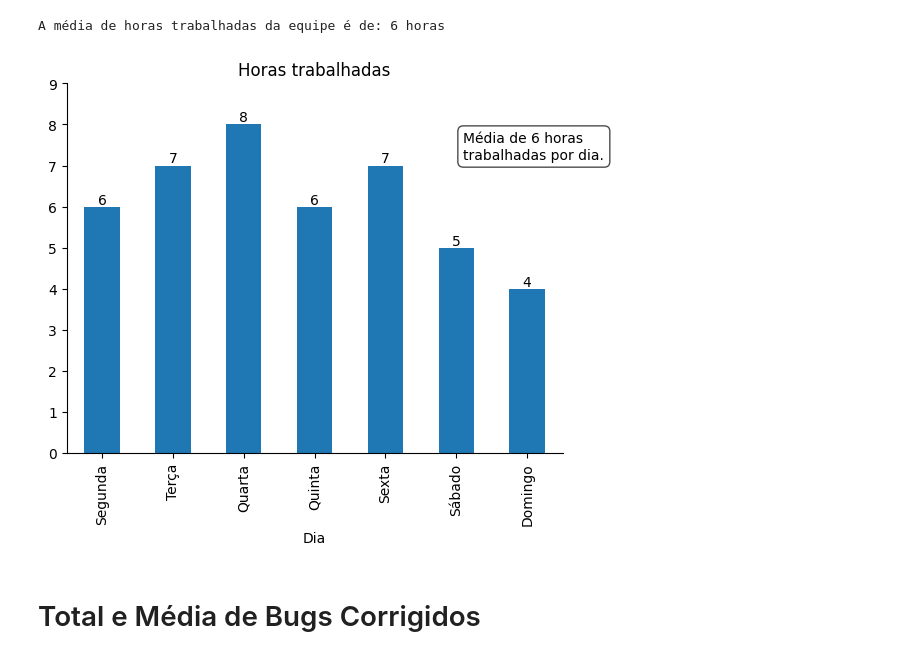
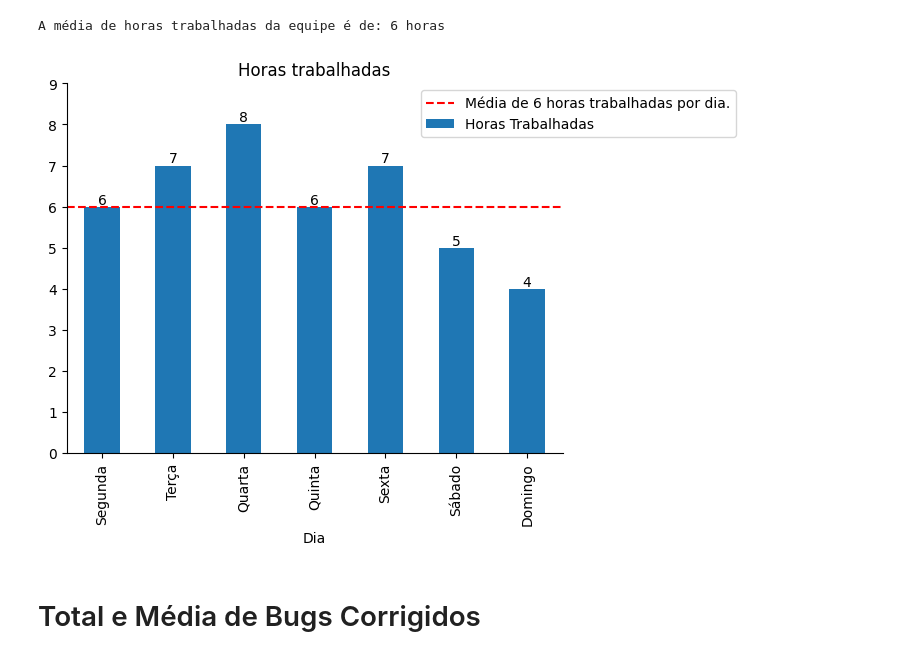
Before and after one commit to Gabrielsoaresdm/ProjetoIndividual3, a Jupyter notebook: RelatoriosdeProgresso.ipynb, the cells around one changed output. Drawn from its saved outputs; the diff is of its cells as text; code cells hidden in the pictures.

```diff
--- a/RelatoriosdeProgresso.ipynb
+++ b/RelatoriosdeProgresso.ipynb
@@ -49,31 +49,33 @@ A média de horas trabalhadas da equipe é de: 6 horas
 # %%
 #import da biblioteca matplotlib
 from matplotlib import pyplot as plt
 
 # Criando o gráfico de barras
 ax = base_relatorio.plot(kind='bar', title='Horas trabalhadas', x='Dia', y='Horas Trabalhadas')
 
 # Definindo os limites do eixo y para exibir apenas valores inteiros
 ax.set_ylim(bottom=0, top=base_relatorio['Horas Trabalhadas'].max() + 1)
 
 # Ocultando as bordas superior e direita do gráfico corretamente
 plt.gca().spines[['top', 'right',]].set_visible(False)
 
 # Removendo a legenda
 ax.legend().set_visible(False)
 
 # Adicionando rótulos de dados no topo das colunas
 for p in ax.patches:
     ax.annotate(str(p.get_height()), (p.get_x() + p.get_width() / 2., p.get_height()), ha='center', va='bottom')
 
+
 # Adicionando o texto informativo diretamente ao objeto de eixo
-info_text = "Média de 6 horas\ntrabalhadas por dia."
-ax.text(0.8, 0.87, info_text, horizontalalignment='left', verticalalignment='top', transform=ax.transAxes, bbox=dict(facecolor='white', alpha=0.7, boxstyle='round,pad=0.4'), fontsize=10)  # Ajuste o valor de pad conforme necessário
+plt.axhline(y=media_horas, color='r', linestyle='--', label=f'Média de {media_horas} horas trabalhadas por dia.')
+
 
 # Exibindo o gráfico
+plt.legend(bbox_to_anchor=(0.7, 1), loc='upper left')
 plt.show()
 # %% [output]
-[figure, old version]
+[figure, new version]
 # %% [markdown]
 # Total e Média de Bugs Corrigidos
 # %%
```
Also changed, not shown: parts of 5 cells of this notebook.
